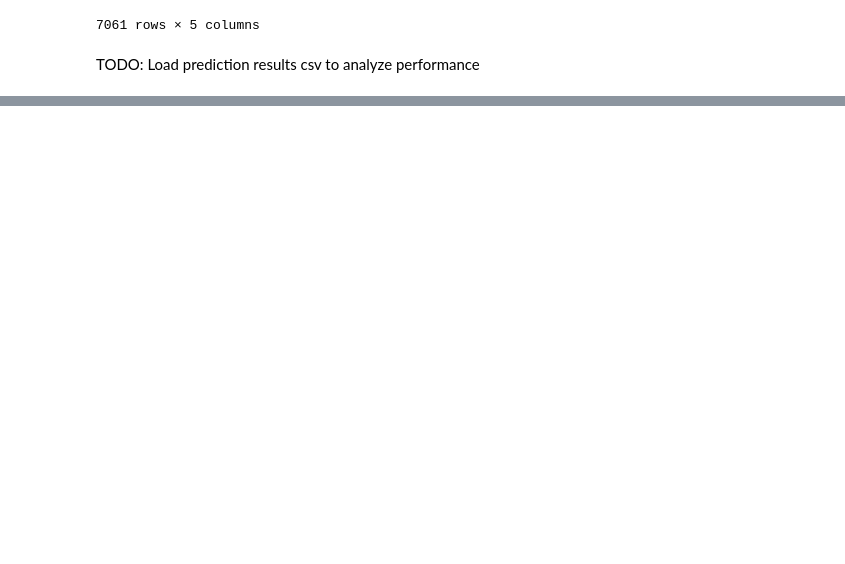
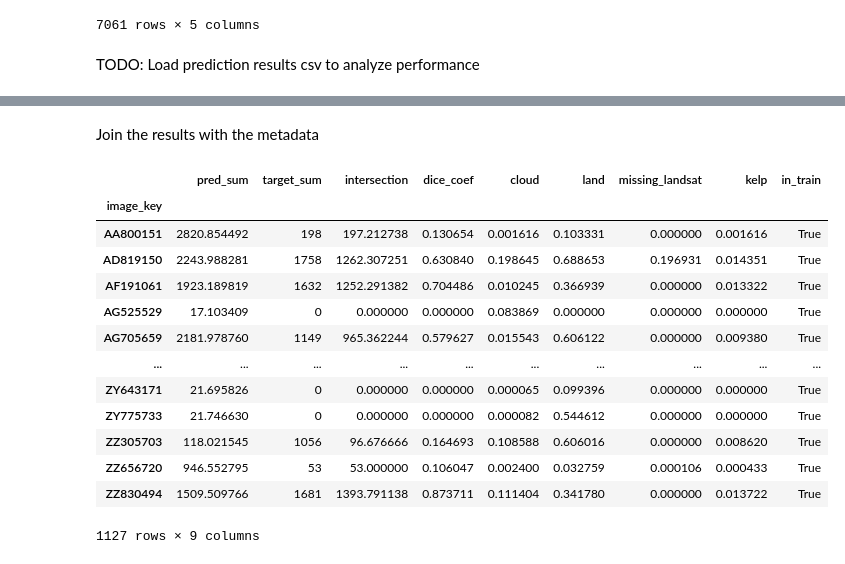
Before and after one commit to TeamEpochGithub/iv-q2-detect-kelp, a Jupyter notebook: notebooks/analyze_preds.ipynb, the cells around one changed output, grey strips where cells are left out. Cells and saved outputs as stored; diff of their text form; code cells hidden in the pictures; blank space fills up the shorter version.

```diff
--- a/notebooks/analyze_preds.ipynb
+++ b/notebooks/analyze_preds.ipynb
@@ -23,0 +46,20 @@ TODO: Load prediction results csv to analyze performance
+# %% [markdown]
+Join the results with the metadata
+# %%
+results = results.join(metadataset)
+results
+# %% [output]
+|  | pred_sum | target_sum | intersection | dice_coef | cloud | land | missing_landsat | kelp | in_train |
+| image_key |  |  |  |  |  |  |  |  |  |
+| AA800151 | 2820.854492 | 198 | 197.212738 | 0.130654 | 0.001616 | 0.103331 | 0.000000 | 0.001616 | True |
+| AD819150 | 2243.988281 | 1758 | 1262.307251 | 0.630840 | 0.198645 | 0.688653 | 0.196931 | 0.014351 | True |
+| AF191061 | 1923.189819 | 1632 | 1252.291382 | 0.704486 | 0.010245 | 0.366939 | 0.000000 | 0.013322 | True |
+| AG525529 | 17.103409 | 0 | 0.000000 | 0.000000 | 0.083869 | 0.000000 | 0.000000 | 0.000000 | True |
+| AG705659 | 2181.978760 | 1149 | 965.362244 | 0.579627 | 0.015543 | 0.606122 | 0.000000 | 0.009380 | True |
+| ... | ... | ... | ... | ... | ... | ... | ... | ... | ... |
+| ZY643171 | 21.695826 | 0 | 0.000000 | 0.000000 | 0.000065 | 0.099396 | 0.000000 | 0.000000 | True |
+| ZY775733 | 21.746630 | 0 | 0.000000 | 0.000000 | 0.000082 | 0.544612 | 0.000000 | 0.000000 | True |
+| ZZ305703 | 118.021545 | 1056 | 96.676666 | 0.164693 | 0.108588 | 0.606016 | 0.000000 | 0.008620 | True |
+| ZZ656720 | 946.552795 | 53 | 53.000000 | 0.106047 | 0.002400 | 0.032759 | 0.000106 | 0.000433 | True |
+| ZZ830494 | 1509.509766 | 1681 | 1393.791138 | 0.873711 | 0.111404 | 0.341780 | 0.000000 | 0.013722 | True |
+1127 rows × 9 columns
```
Also changed, not shown: parts of 7 cells of this notebook, 1 other file.
